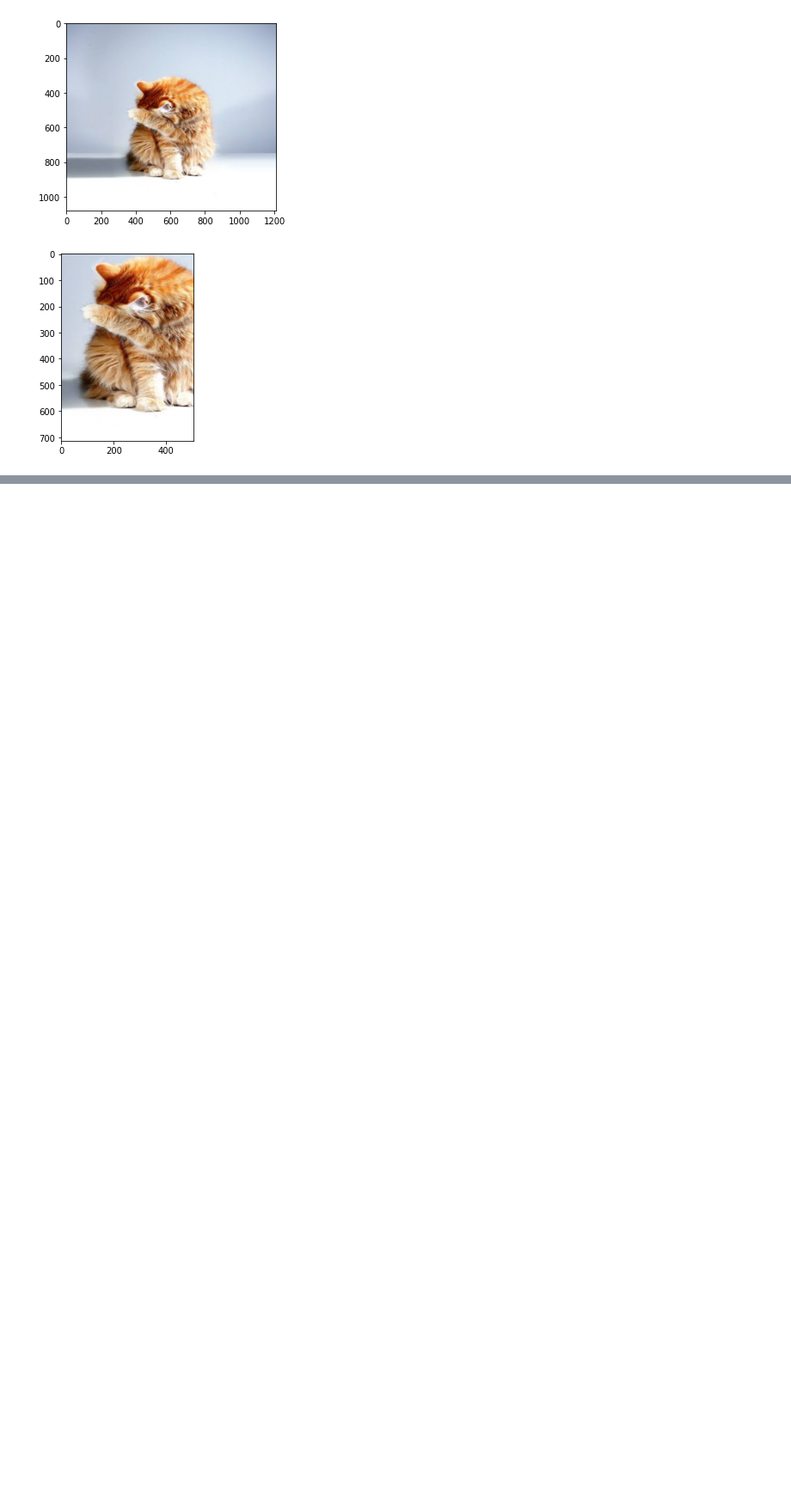
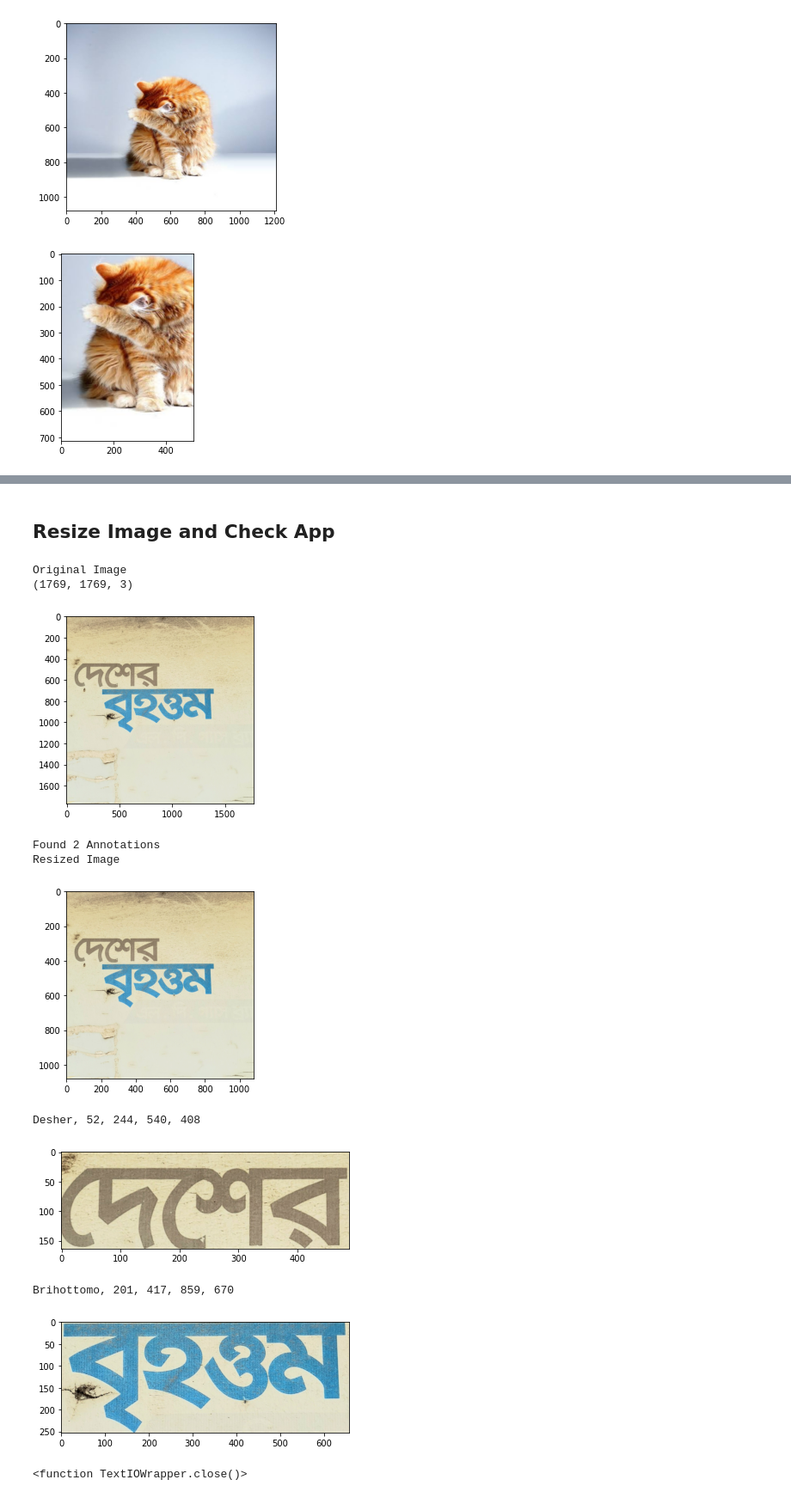
Before and after one commit to yearat/Bangla-Scene-Text-Collector, a Jupyter notebook: scene_text_tools/scene_text_tool.ipynb, the cells around one changed output, grey strips where cells are left out. Shown at 86% size. Cells and saved outputs as stored; diff of their text form; code cells hidden in the pictures; blank space fills up the shorter version.

```diff
--- a/scene_text_tools/scene_text_tool.ipynb
+++ b/scene_text_tools/scene_text_tool.ipynb
@@ -141,0 +141,61 @@ plt.show()
+# %% [markdown]
+<h2> Resize Image and Check App </h2>
+# %%
+print('Original Image')
+image = cv2.imread('bn1.jpg')
+print(image.shape)
+plt.imshow(cv2.cvtColor(image, cv2.COLOR_BGR2RGB))
+plt.show()
+
+
+
+
+f = open('bn1.txt', "r")
+line_count = 0
+for line in f:
+    if line != "\n":
+        line_count += 1
+
+f.close()
+
+print("Found " + str(line_count) + " Annotations")
+
+print('Resized Image')
+image_resized = cv2.resize(image, (1080, 1080), interpolation=cv2.INTER_LINEAR)
+plt.imshow(cv2.cvtColor(image_resized, cv2.COLOR_BGR2RGB))
+plt.show()
+
+
+f = open('bn1.txt', "r")
+while line_count > 0:
+    values = f.readline()
+    splitted =values.split(', ')
+    x1 = int(splitted[1])
+    y1 = int(splitted[2])
+    x2 = int(splitted[3])
+    y2 = int(splitted[4])
+
+    w = x2 - x1
+    h = y2 - y1
+
+    print(values)
+    cropped_image = image_resized[y1:y1+h, x1:x1+w]
+    plt.imshow(cv2.cvtColor(cropped_image, cv2.COLOR_BGR2RGB))
+    plt.show()
+
+
+    line_count -= 1
+
+f.close
+# %% [output]
+Original Image
+(1769, 1769, 3)
+[figure, added]
+Found 2 Annotations
+Resized Image
+[figure, added]
+Desher, 52, 244, 540, 408
+[figure, added]
+Brihottomo, 201, 417, 859, 670
+[figure, added]
+<function TextIOWrapper.close()>
```
Also changed, not shown: parts of 5 cells of this notebook, 2 other files.
